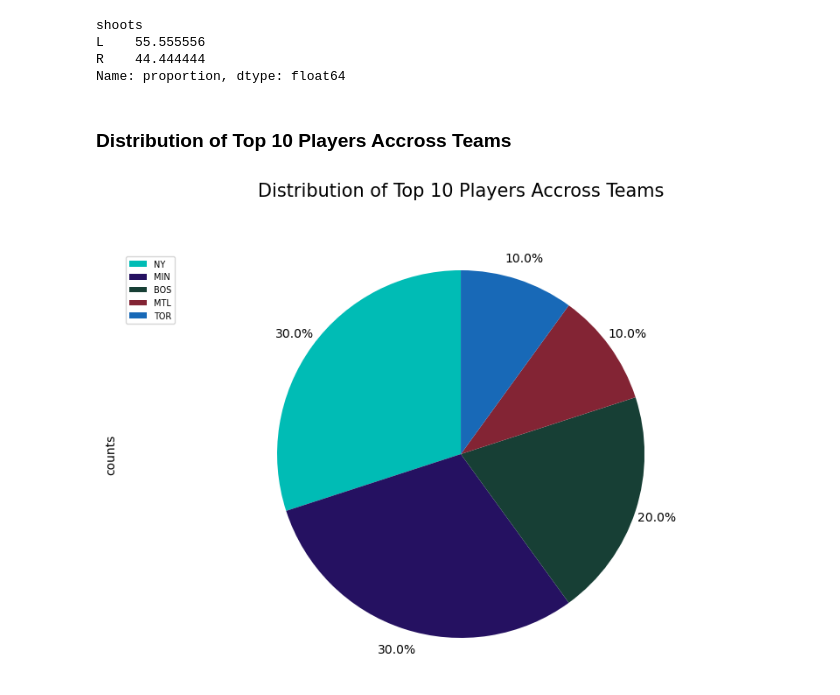
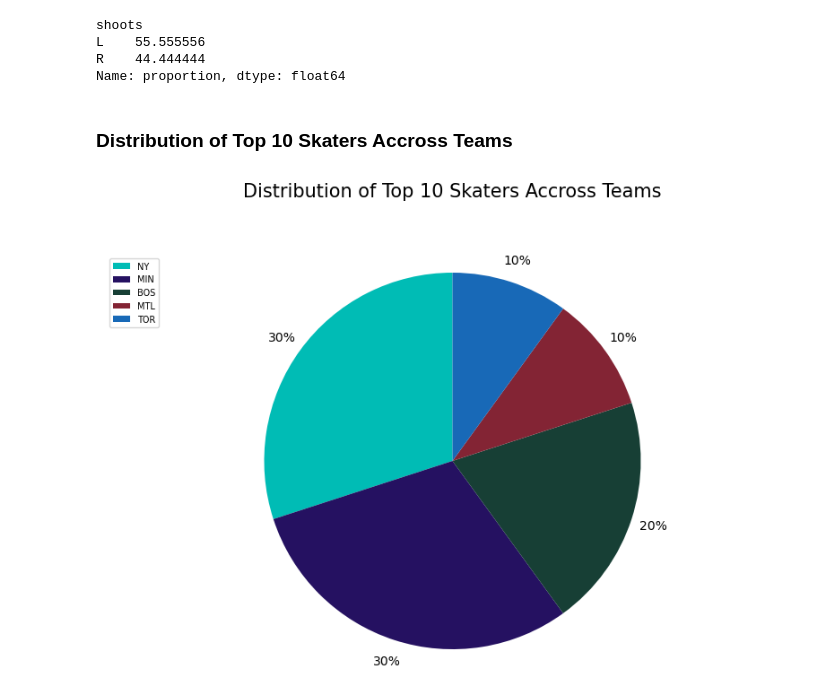
Before and after one commit to AGasconAfriat/pwhl_data-analysis, a Jupyter notebook: visualizations.ipynb, the cells around one changed output. Drawn from its saved outputs; the diff is of its cells as text; code cells hidden in the pictures.

Commit message:
Tweaked pie charts, added histogram

```diff
--- a/visualizations.ipynb
+++ b/visualizations.ipynb
@@ -88,31 +88,32 @@ L    55.555556
 R    44.444444
 Name: proportion, dtype: float64
 # %% [markdown]
-### Distribution of Top 10 Players Accross Teams
+### Distribution of Top 10 Skaters Accross Teams
 # %%
 top10 = df.head(10)
 team_df = top10["team"].value_counts().to_frame('counts')
 colors_list = []
 for i, row in team_df.iterrows():
     colors_list.append(teams[i]["color"])
 
 team_df["counts"].plot(kind='pie',
              figsize=(10, 6),
-             autopct='%1.1f%%',
+             autopct='%1.f%%',
              startangle=90,
              shadow=False,
              labels=None,         # turn off labels on pie chart
+             ylabel='',           # remove series name on the left of the chart
              pctdistance=1.12,    # the ratio between the center of each pie slice and the start of the text generated by autopct
              colors=colors_list)
 
 # scale the title up by 12% to match pctdistance
-plt.title('Distribution of Top 10 Players Accross Teams', y=1.12, fontsize = 15)
+plt.title('Distribution of Top 10 Skaters Accross Teams', y=1.12, fontsize = 15)
 
 plt.axis('equal')
 
 # add legend
 plt.legend(labels=team_df.index, loc='upper left', fontsize=7)
 
 plt.show()
 # %% [output]
-[figure, old version]
+[figure, new version]
```
Also changed, not shown: parts of 7 cells of this notebook.
